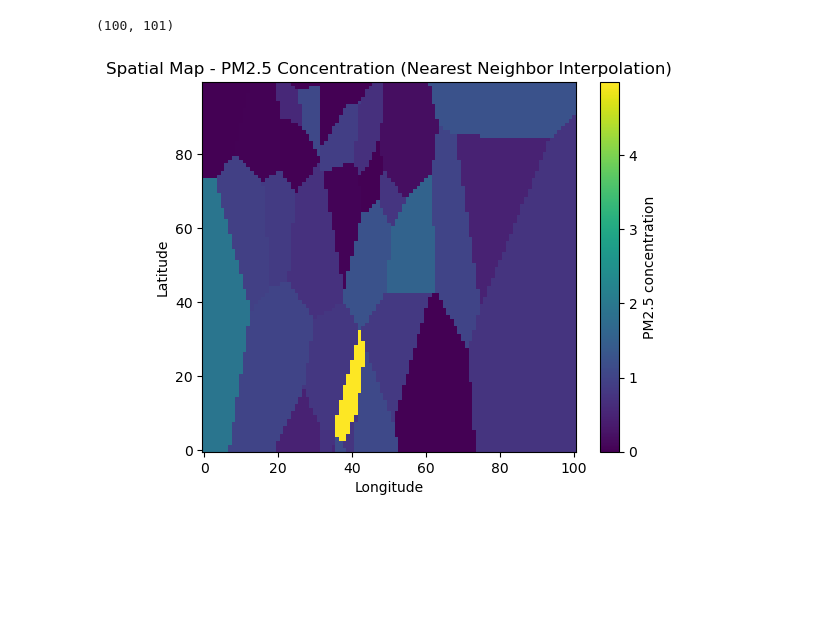
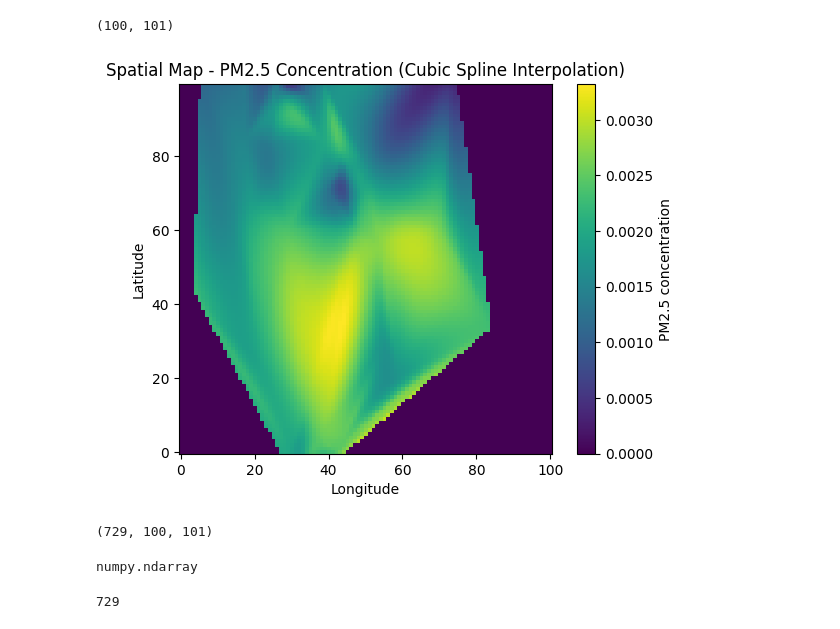
Before and after one commit to siwa-p/Air-quality-monitoring-and-prediction-using-PurpleAir-data, a Jupyter notebook: notebooks/CNN.ipynb, the cells around one changed output. Drawn from its saved outputs; the diff is of its cells as text; code cells hidden in the pictures; blank space fills up the shorter version.

```diff
--- a/notebooks/CNN.ipynb
+++ b/notebooks/CNN.ipynb
@@ -61,3 +69,5 @@ filtered_merged_df = filtered_merged_df.reset_index().rename(columns={'index': '
+# %%
+filtered_merged_df = pd.read_csv('merged_data_CNN.csv', index_col=False)
 # %%
 filtered_merged_df
 # %% [output]
@@ -74,8 +84,6 @@ filtered_merged_df
 | 39795 | 2024-03-29 | 144032 | LOCHWOOD | 32.861404 | -96.687240 | 49.159 | 72.571 | 996.867 | ... |
 | 39796 | 2024-03-29 | 142154 | Starwashed Dr | 32.456380 | -97.006840 | 38.746 | 79.286 | 988.089 | ... |
 39797 rows × 39 columns
-# %%
-filtered_merged_df = filtered_merged_df[filtered_merged_df['pm2.5_atm_a']<1000]
 # %%
 from scipy.interpolate import griddata
 import numpy as np
@@ -102,7 +110,7 @@ def create_spatial_map(data, timestamp, grid_x, grid_y):
     cartesian_points = cartesian_points.reshape(-1, 3)
 
     # Interpolate using griddata
-    grid_z = griddata(cartesian_points[:, :2], values, (grid_x, grid_y), method='nearest')
+    grid_z = griddata(cartesian_points[:, :2], values, (grid_x, grid_y), method='cubic')
 
     return grid_z
 
@@ -133,17 +141,36 @@ grid_x, grid_y = np.meshgrid(np.arange(min_x, max_x, x_resolution), np.arange(mi
 timestamps = filtered_merged_df['time_stamp'].unique()
 spatial_maps = [create_spatial_map(filtered_merged_df, ts, grid_x, grid_y) for ts in timestamps]
 spatial_maps = np.array(spatial_maps)
+# %%
+
+# Normalize the spatial maps
+spatial_maps = spatial_maps / np.nanmax(spatial_maps)
+
+# Handle potential NaNs in spatial maps
+spatial_maps = np.nan_to_num(spatial_maps)
 # %%
 spatial_maps[0].shape
 # %% [output]
 (100, 101)
 # %%
 import matplotlib.pyplot as plt
-plt.imshow(spatial_maps[6], origin='lower', cmap='viridis')
+plt.imshow(spatial_maps[10], origin='lower', cmap='viridis')
 plt.colorbar(label='PM2.5 concentration')
-plt.title('Spatial Map - PM2.5 Concentration (Nearest Neighbor Interpolation)')
+plt.title('Spatial Map - PM2.5 Concentration (Cubic Spline Interpolation)')
 plt.xlabel('Longitude')
 plt.ylabel('Latitude')
 plt.show()
 # %% [output]
-[figure, old version]
+[figure, new version]
+# %%
+spatial_maps.shape
+# %% [output]
+(729, 100, 101)
+# %%
+type(spatial_maps)
+# %% [output]
+numpy.ndarray
+# %%
+len(spatial_maps)
+# %% [output]
+729
```
Also changed, not shown: parts of 23 cells of this notebook, 1 other file.
